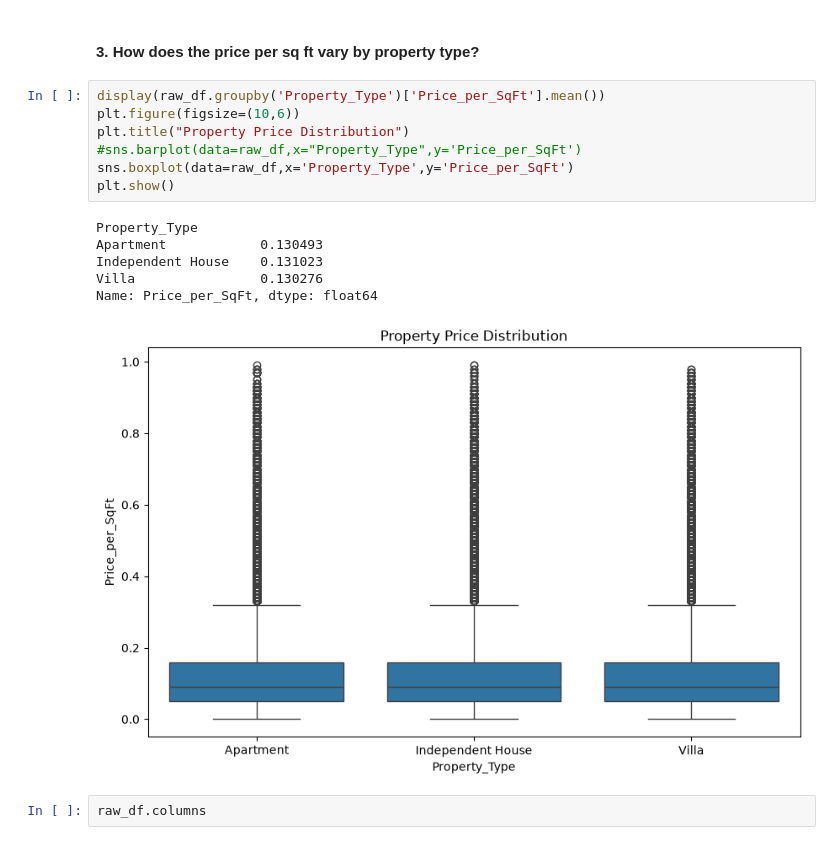
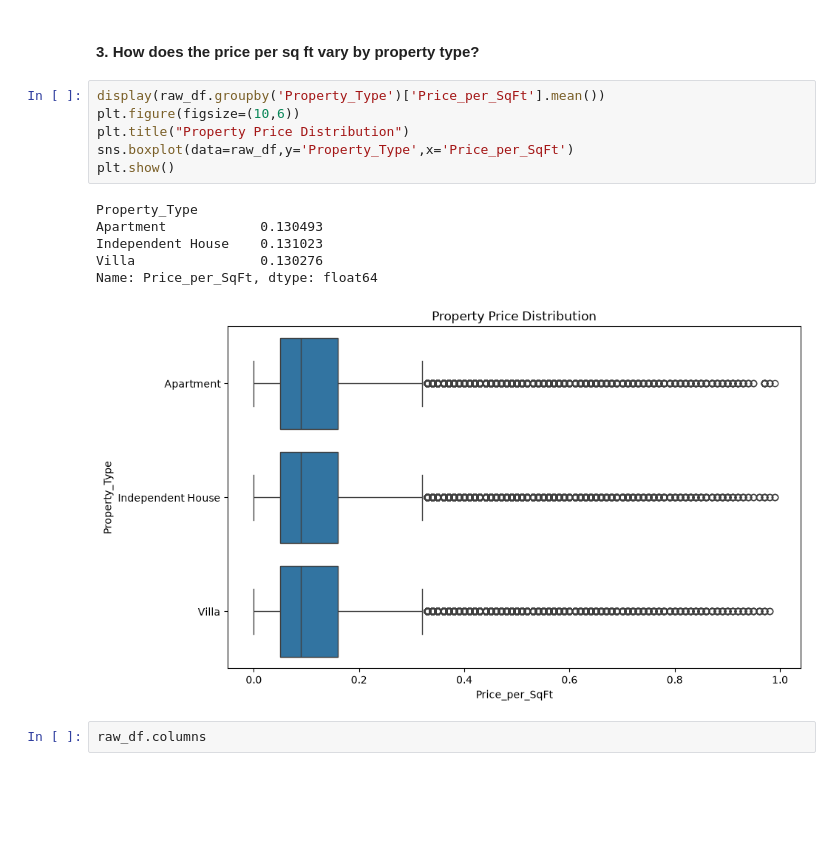
Before and after one commit to mukundnaramesh2605/Real-Estate-Investment-Advisor---Predicting-Property-Profitability-Future-Value, a Jupyter notebook: project.ipynb, the cells around one changed output. Drawn from its saved outputs; the diff is of its cells as text; blank space fills up the shorter version.

```diff
--- a/project.ipynb
+++ b/project.ipynb
@@ -208,17 +208,16 @@ The property size distribution is approximately uniform and symmetric. The skewn
 # %%
 display(raw_df.groupby('Property_Type')['Price_per_SqFt'].mean())
 plt.figure(figsize=(10,6))
 plt.title("Property Price Distribution")
-#sns.barplot(data=raw_df,x="Property_Type",y='Price_per_SqFt')
-sns.boxplot(data=raw_df,x='Property_Type',y='Price_per_SqFt')
+sns.boxplot(data=raw_df,y='Property_Type',x='Price_per_SqFt')
 plt.show()
 # %% [output]
 Property_Type
 Apartment            0.130493
 Independent House    0.131023
 Villa                0.130276
 Name: Price_per_SqFt, dtype: float64
-[figure, old version]
+[figure, new version]
 # %%
 raw_df.columns
 # %% [output]
```
